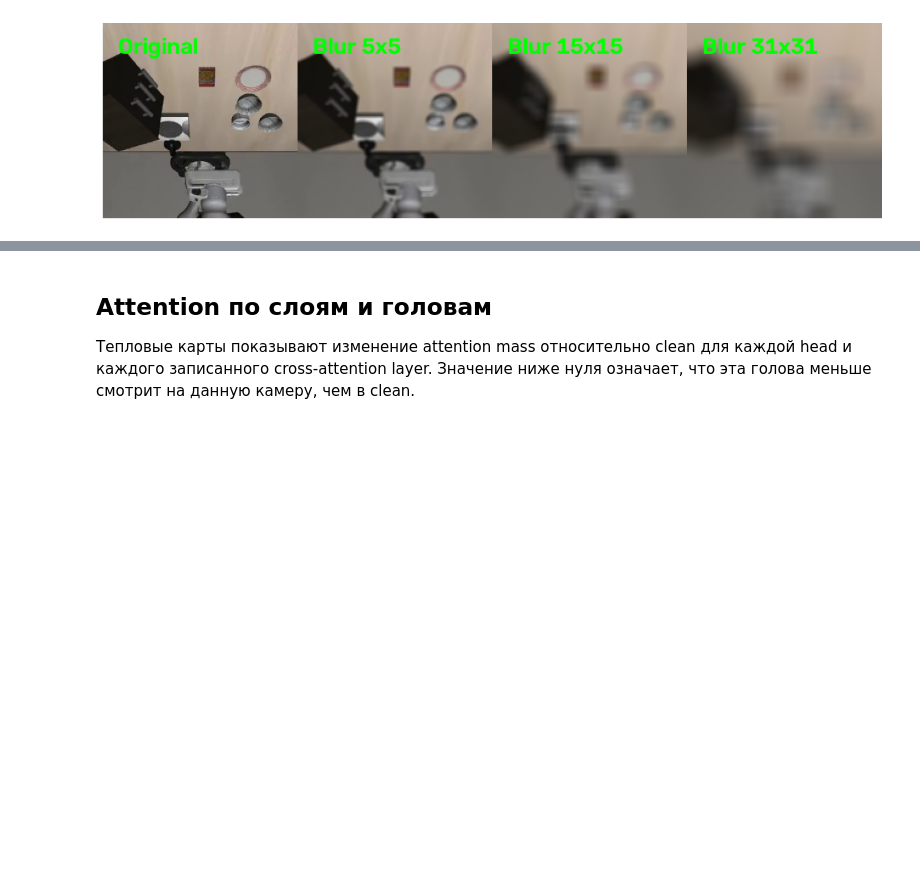
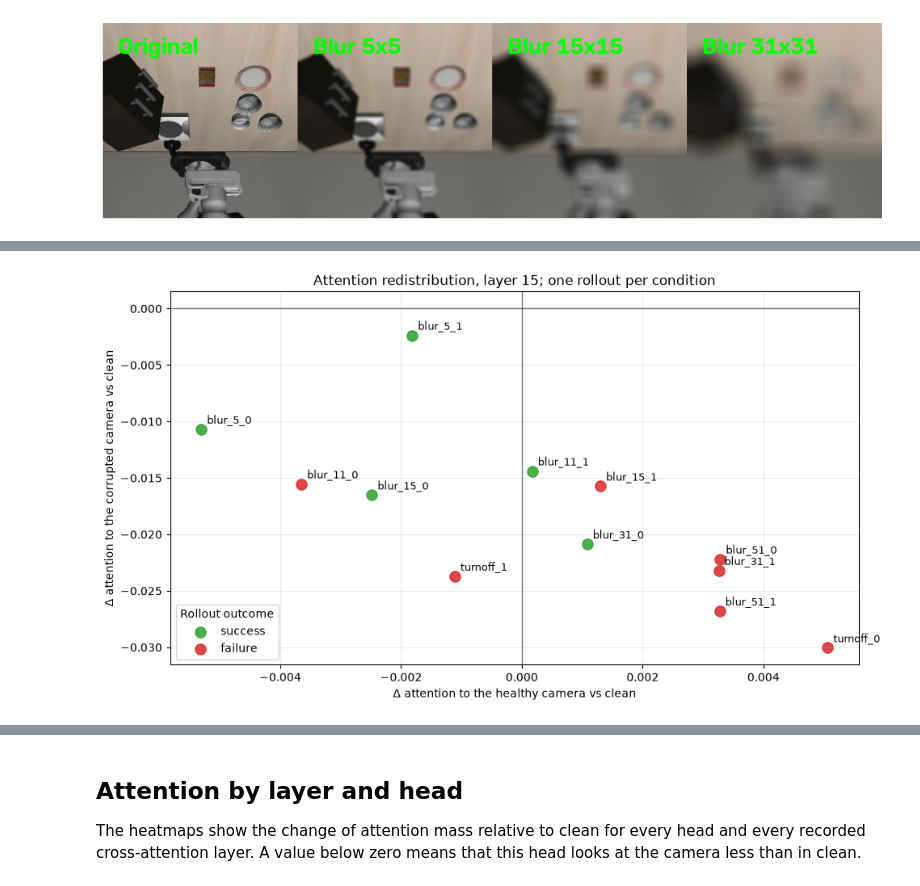
Before and after one commit to Lolotun/smolvla-visual-robustness, a Jupyter notebook: notebooks/effects.ipynb, the cells around one changed output, grey strips where cells are left out. Cells and saved outputs as stored; diff of their text form; code cells hidden in the pictures; blank space fills up the shorter version.

```diff
--- a/notebooks/effects.ipynb
+++ b/notebooks/effects.ipynb
@@ -391,15 +419,15 @@ import matplotlib.pyplot as plt
 import pandas as pd
 from IPython.display import display
 
-ATTENTION_PATH = Path('/home/isr-lab-4/Gen_AI/smolvla-visual-robustness/results/attention/libero_spatial_task0_seed42.csv')
-ROLLOUT_PATH = Path('/home/isr-lab-4/Gen_AI/smolvla-visual-robustness/results/attention/rollouts_task0_seed42.csv')
+ATTENTION_PATH = Path(f'{ROOT}/results/attention/libero_spatial_task0_seed42.csv')
+ROLLOUT_PATH = Path(f'{ROOT}/results/attention/rollouts_task0_seed42.csv')
 
 att = pd.read_csv(ATTENTION_PATH)
 rollouts = pd.read_csv(ROLLOUT_PATH)
 rollouts['success'] = rollouts['success'].astype(str).str.lower().isin(['true', '1'])
 
-# Та же агрегация, что в предыдущем attention-графике: последний cross-attention layer,
-# затем среднее по 15 heads и 10 denoise steps.
+# Same aggregation as in the previous attention plot: last cross-attention layer,
+# then the mean over 15 heads and 10 denoising steps.
 selected_layer = att['layer'].max()
 att_last = att.loc[att['layer'].eq(selected_layer)]
 camera_mass = (
@@ -414,7 +442,7 @@ analysis = rollouts.merge(camera_mass, on='condition', validate='one_to_one')
 analysis['delta_main_vs_clean'] = analysis['attention_to_main'] - clean_mass['attention_to_main']
 analysis['delta_wrist_vs_clean'] = analysis['attention_to_wrist'] - clean_mass['attention_to_wrist']
 
-# Оставляем условия, где испорчена ровно одна камера: тогда можно однозначно назвать healthy camera.
+# Keep conditions where exactly one camera is corrupted, so the healthy camera is well defined.
 single_camera = analysis.loc[analysis['camera'].isin(['image', 'image2']) & analysis['condition'].ne('clean')].copy()
 single_camera['corrupted_view'] = single_camera['camera'].map({'image': 'main', 'image2': 'wrist'})
 single_camera['delta_attention_to_corrupted'] = single_camera.apply(
@@ -425,34 +453,36 @@ single_camera['delta_attention_to_healthy'] = single_camera.apply(
     lambda row: row['delta_wrist_vs_clean'] if row['camera'] == 'image' else row['delta_main_vs_clean'],
     axis=1,
 )
 
 fig, ax = plt.subplots(figsize=(11, 6))
 for success, color, label in [(True, 'tab:green', 'success'), (False, 'tab:red', 'failure')]:
     part = single_camera.loc[single_camera['success'].eq(success)]
     ax.scatter(part['delta_attention_to_healthy'], part['delta_attention_to_corrupted'],
                color=color, s=90, label=label, alpha=0.85)
     for _, row in part.iterrows():
         ax.annotate(row['condition'],
                     (row['delta_attention_to_healthy'], row['delta_attention_to_corrupted']),
                     xytext=(5, 5), textcoords='offset points', fontsize=9)
 ax.axhline(0, color='black', linewidth=1, alpha=0.5)
 ax.axvline(0, color='black', linewidth=1, alpha=0.5)
 ax.set(
-    xlabel='Δ attention к здоровой камере относительно clean',
-    ylabel='Δ attention к испорченной камере относительно clean',
-    title=f'Перераспределение attention, layer {selected_layer}; один rollout на condition',
+    xlabel='Δ attention to the healthy camera vs clean',
+    ylabel='Δ attention to the corrupted camera vs clean',
+    title=f'Attention redistribution, layer {selected_layer}; one rollout per condition',
 )
 ax.grid(alpha=0.25)
-ax.legend(title='Исход rollout')
+ax.legend(title='Rollout outcome')
 plt.show()
 
 display(
     single_camera[[
         'condition', 'corrupted_view', 'kernel_size', 'success', 'steps',
         'delta_attention_to_corrupted', 'delta_attention_to_healthy',
     ]].sort_values(['corrupted_view', 'kernel_size'])
     .style.format({
         'delta_attention_to_corrupted': '{:+.4f}',
         'delta_attention_to_healthy': '{:+.4f}',
     })
 )
+# %% [output]
+[figure, added]
@@ -459,7 +502,7 @@ display(
 # %% [markdown]
-## Attention по слоям и головам
+## Attention by layer and head
 
-Тепловые карты показывают изменение attention mass относительно clean для каждой head и каждого записанного cross-attention layer. Значение ниже нуля означает, что эта голова меньше смотрит на данную камеру, чем в clean.
+The heatmaps show the change of attention mass relative to clean for every head and every recorded cross-attention layer. A value below zero means that this head looks at the camera less than in clean.
 # %%
 import numpy as np
 
```
Also changed, not shown: parts of 12 cells of this notebook, 15 other files.
